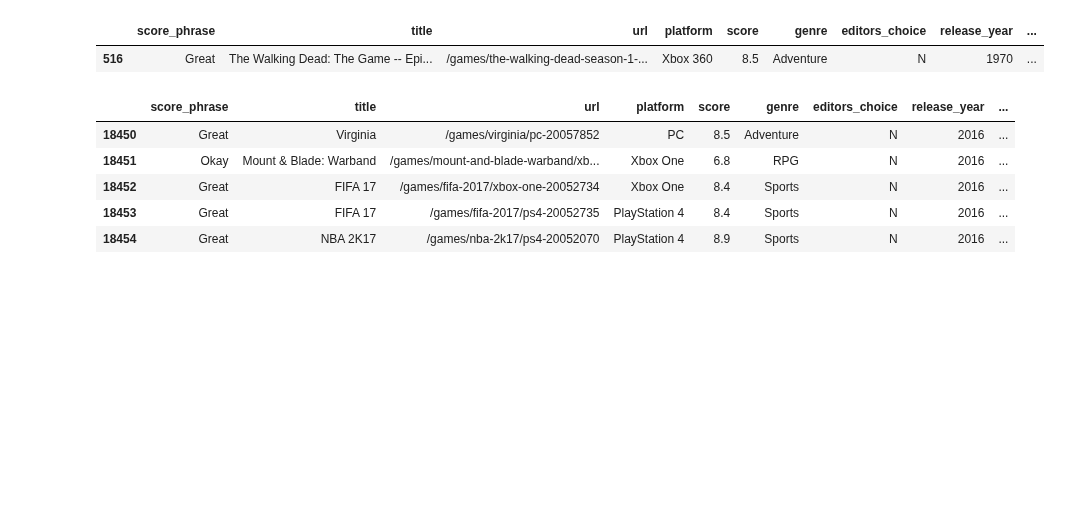
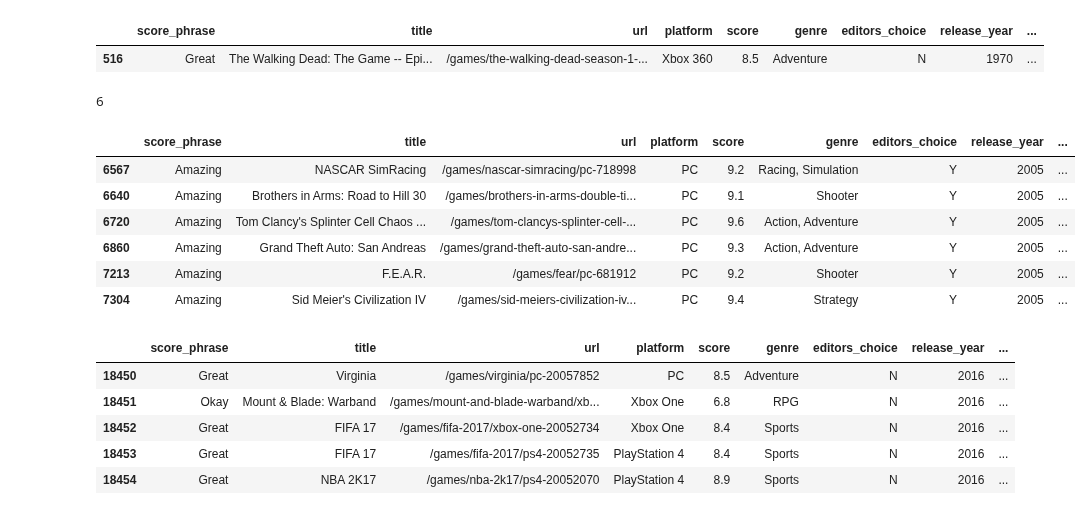
Before and after one commit to DavideScassola/data_analysis_laboratory, a Jupyter notebook: notebooks/sol1.ipynb, the cells around one changed output. Cells and saved outputs as stored; diff of their text form; code cells hidden in the pictures; blank space fills up the shorter version.

```diff
--- a/notebooks/sol1.ipynb
+++ b/notebooks/sol1.ipynb
@@ -34,4 +34,20 @@ reviews[reviews['release_year'] == reviews['release_year'].min()]
 # %% [output]
 |  | score_phrase | title | url | platform | score | genre | editors_choice | release_year | ... |
 | 516 | Great | The Walking Dead: The Game -- Epi... | /games/the-walking-dead-season-1-... | Xbox 360 | 8.5 | Adventure | N | 1970 | ... |
+# %%
+# 4
+# Quanti videogiochi per PC hanno avuto un voto superiore a 9 nel 2005? Consiglio: applica la funzione `len()` per ottenere il numero di righe di un DataFrame
+len(reviews[(reviews['platform'] == 'PC') & (reviews['score'] > 9) & (reviews['release_year'] == 2005) ])
+# %% [output]
+6
+# %%
+reviews[(reviews['platform'] == 'PC') & (reviews['score'] > 9) & (reviews['release_year'] == 2005) ]
+# %% [output]
+|  | score_phrase | title | url | platform | score | genre | editors_choice | release_year | ... |
+| 6567 | Amazing | NASCAR SimRacing | /games/nascar-simracing/pc-718998 | PC | 9.2 | Racing, Simulation | Y | 2005 | ... |
+| 6640 | Amazing | Brothers in Arms: Road to Hill 30 | /games/brothers-in-arms-double-ti... | PC | 9.1 | Shooter | Y | 2005 | ... |
+| 6720 | Amazing | Tom Clancy's Splinter Cell Chaos ... | /games/tom-clancys-splinter-cell-... | PC | 9.6 | Action, Adventure | Y | 2005 | ... |
+| 6860 | Amazing | Grand Theft Auto: San Andreas | /games/grand-theft-auto-san-andre... | PC | 9.3 | Action, Adventure | Y | 2005 | ... |
+| 7213 | Amazing | F.E.A.R. | /games/fear/pc-681912 | PC | 9.2 | Shooter | Y | 2005 | ... |
+| 7304 | Amazing | Sid Meier's Civilization IV | /games/sid-meiers-civilization-iv... | PC | 9.4 | Strategy | Y | 2005 | ... |
 # %%
```
Also changed, not shown: parts of 9 cells of this notebook, 1 other file.
